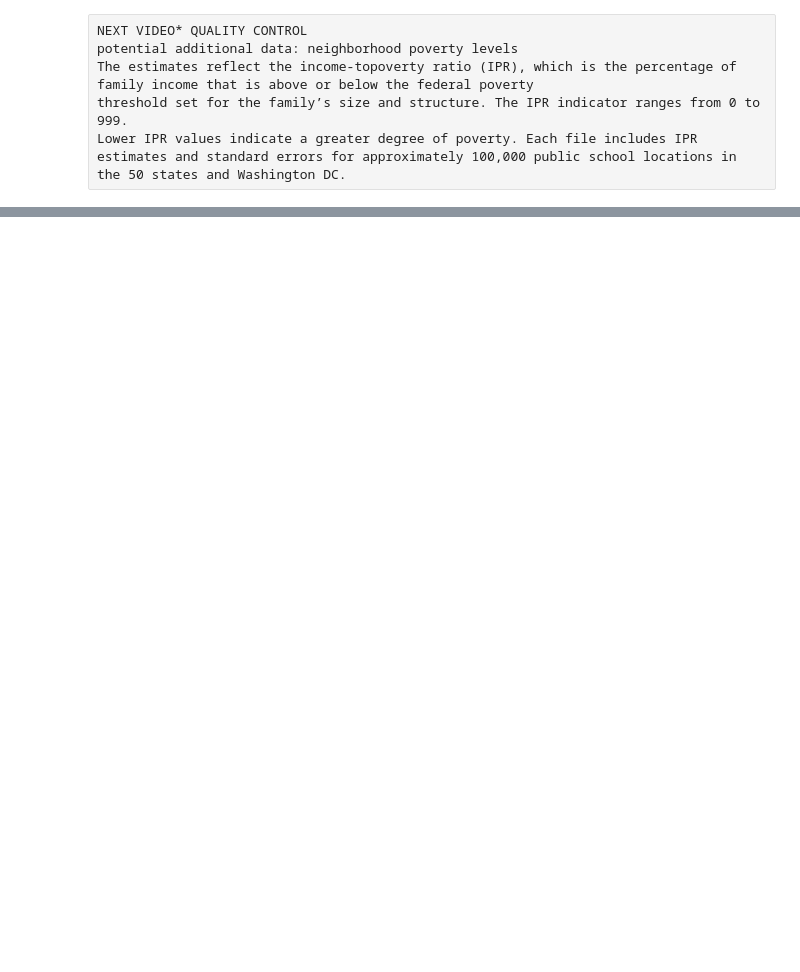
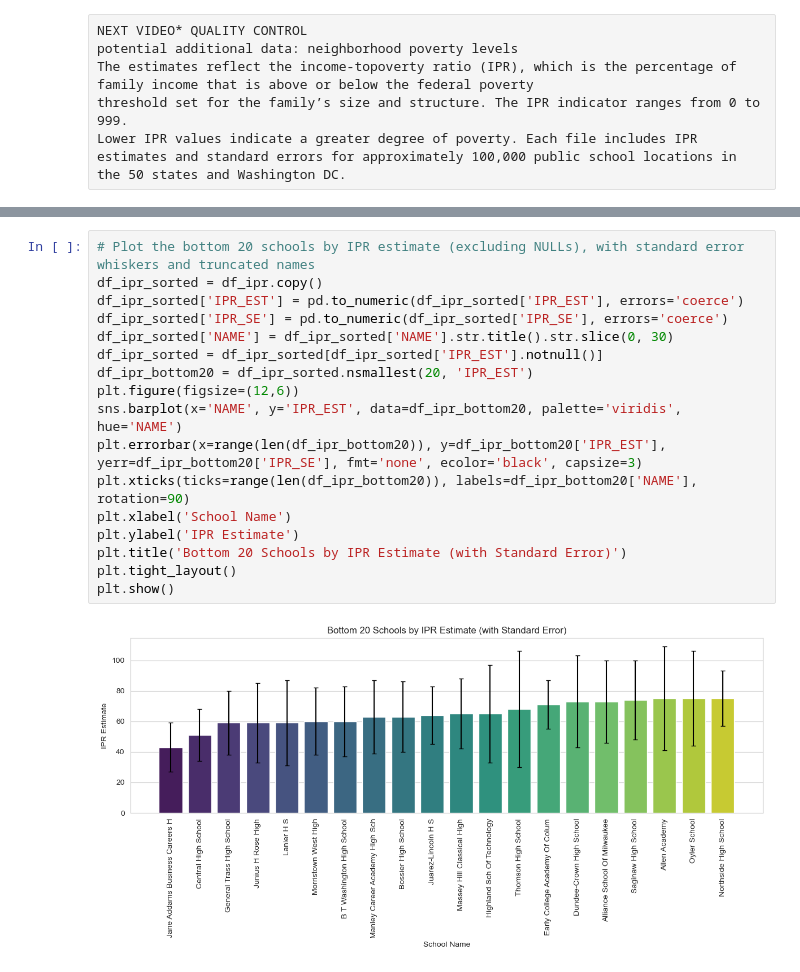
Before and after one commit to belvilleh/education, a Jupyter notebook: code/Education.ipynb, the cells around one changed output, grey strips where cells are left out. Drawn from its saved outputs; the diff is of its cells as text; blank space fills up the shorter version.

```diff
--- a/code/Education.ipynb
+++ b/code/Education.ipynb
@@ -155,0 +282,19 @@ the 50 states and Washington DC.
+# %%
+# Plot the bottom 20 schools by IPR estimate (excluding NULLs), with standard error whiskers and truncated names
+df_ipr_sorted = df_ipr.copy()
+df_ipr_sorted['IPR_EST'] = pd.to_numeric(df_ipr_sorted['IPR_EST'], errors='coerce')
+df_ipr_sorted['IPR_SE'] = pd.to_numeric(df_ipr_sorted['IPR_SE'], errors='coerce')
+df_ipr_sorted['NAME'] = df_ipr_sorted['NAME'].str.title().str.slice(0, 30)
+df_ipr_sorted = df_ipr_sorted[df_ipr_sorted['IPR_EST'].notnull()]
+df_ipr_bottom20 = df_ipr_sorted.nsmallest(20, 'IPR_EST')
+plt.figure(figsize=(12,6))
+sns.barplot(x='NAME', y='IPR_EST', data=df_ipr_bottom20, palette='viridis', hue='NAME')
+plt.errorbar(x=range(len(df_ipr_bottom20)), y=df_ipr_bottom20['IPR_EST'], yerr=df_ipr_bottom20['IPR_SE'], fmt='none', ecolor='black', capsize=3)
+plt.xticks(ticks=range(len(df_ipr_bottom20)), labels=df_ipr_bottom20['NAME'], rotation=90)
+plt.xlabel('School Name')
+plt.ylabel('IPR Estimate')
+plt.title('Bottom 20 Schools by IPR Estimate (with Standard Error)')
+plt.tight_layout()
+plt.show()
+# %% [output]
+[figure, added]
```
Also changed, not shown: parts of 12 cells of this notebook.
